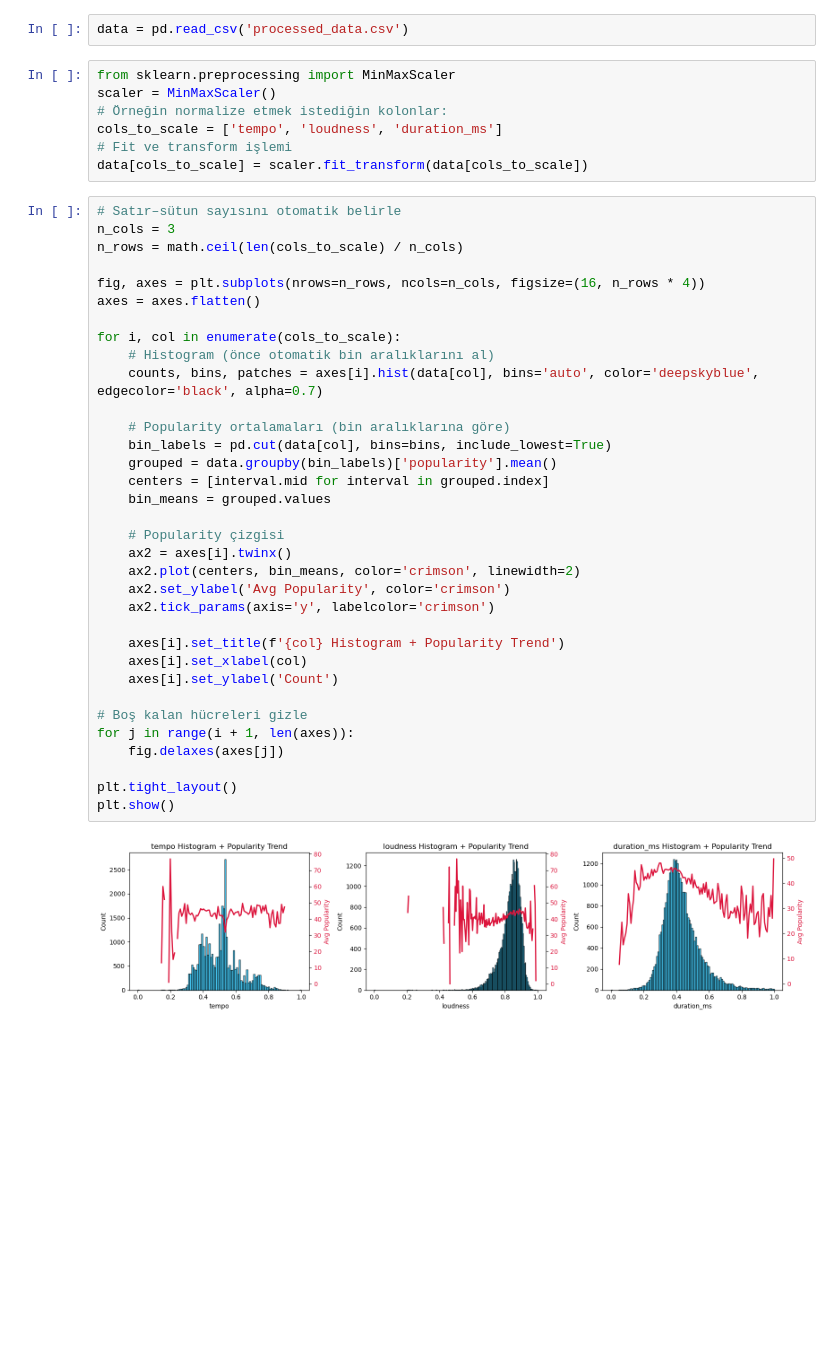
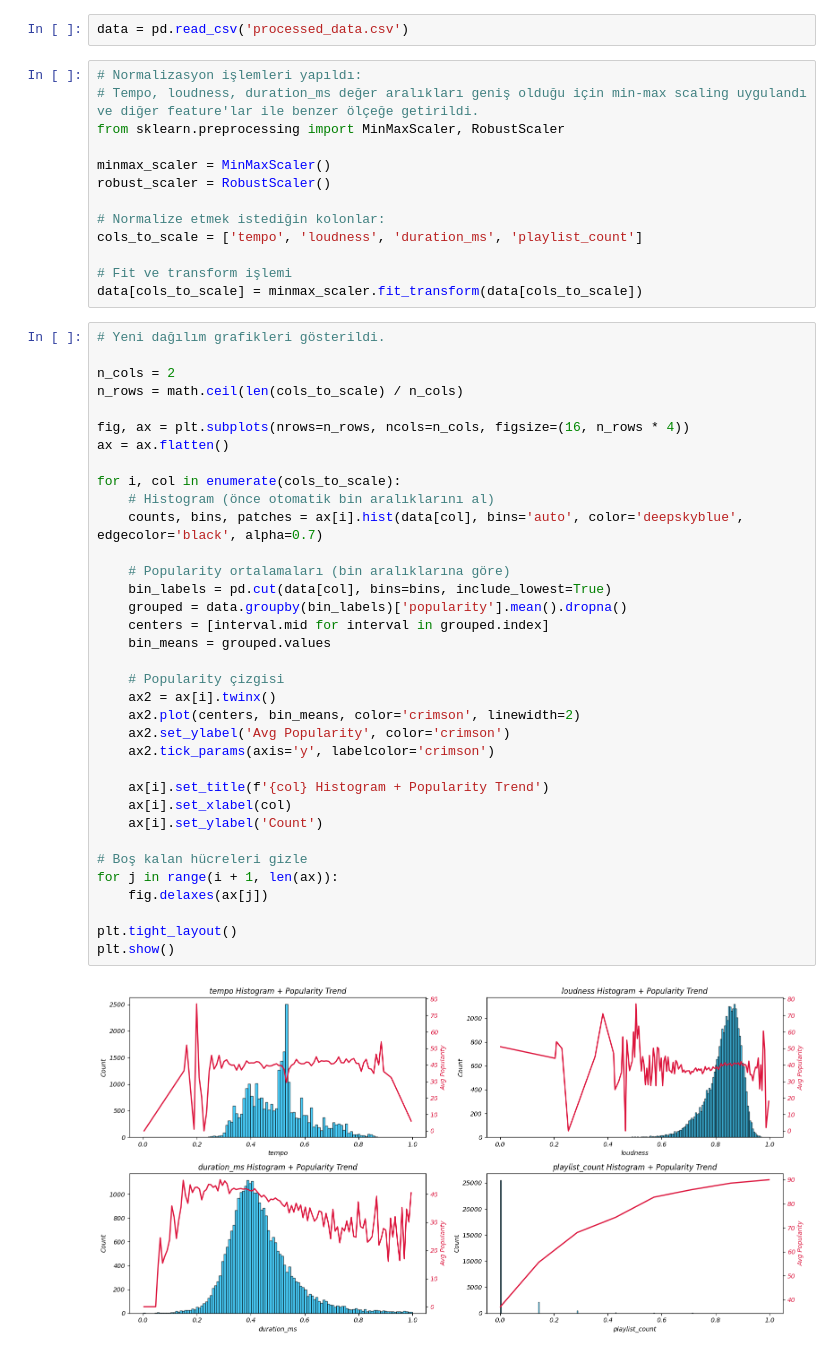
Before and after one commit to essraAlp/spotifyTrendAnalysis, a Jupyter notebook: feature_eng.ipynb, the cells around one changed output. Cells and saved outputs as stored; diff of their text form; blank space fills up the shorter version.

Commit message:
eda için duplicate düzenlemesi yapıldı ve feature engineering kısa açıklamalar eklendi.

```diff
--- a/feature_eng.ipynb
+++ b/feature_eng.ipynb
@@ -8,46 +8,53 @@ warnings.filterwarnings('ignore')
 # %%
 data = pd.read_csv('processed_data.csv')
 # %%
-from sklearn.preprocessing import MinMaxScaler
-scaler = MinMaxScaler()
-# Örneğin normalize etmek istediğin kolonlar:
-cols_to_scale = ['tempo', 'loudness', 'duration_ms']
+# Normalizasyon işlemleri yapıldı:
+# Tempo, loudness, duration_ms değer aralıkları geniş olduğu için min-max scaling uygulandı ve diğer feature'lar ile benzer ölçeğe getirildi.
+from sklearn.preprocessing import MinMaxScaler, RobustScaler
+
+minmax_scaler = MinMaxScaler()
+robust_scaler = RobustScaler()
+
+# Normalize etmek istediğin kolonlar:
+cols_to_scale = ['tempo', 'loudness', 'duration_ms', 'playlist_count']
+
 # Fit ve transform işlemi
-data[cols_to_scale] = scaler.fit_transform(data[cols_to_scale])
+data[cols_to_scale] = minmax_scaler.fit_transform(data[cols_to_scale])
 # %%
-# Satır–sütun sayısını otomatik belirle
-n_cols = 3
+# Yeni dağılım grafikleri gösterildi.
+
+n_cols = 2
 n_rows = math.ceil(len(cols_to_scale) / n_cols)
 
-fig, axes = plt.subplots(nrows=n_rows, ncols=n_cols, figsize=(16, n_rows * 4))
-axes = axes.flatten()
+fig, ax = plt.subplots(nrows=n_rows, ncols=n_cols, figsize=(16, n_rows * 4))
+ax = ax.flatten()
 
 for i, col in enumerate(cols_to_scale):
     # Histogram (önce otomatik bin aralıklarını al)
-    counts, bins, patches = axes[i].hist(data[col], bins='auto', color='deepskyblue', edgecolor='black', alpha=0.7)
+    counts, bins, patches = ax[i].hist(data[col], bins='auto', color='deepskyblue', edgecolor='black', alpha=0.7)
 
     # Popularity ortalamaları (bin aralıklarına göre)
     bin_labels = pd.cut(data[col], bins=bins, include_lowest=True)
-    grouped = data.groupby(bin_labels)['popularity'].mean()
+    grouped = data.groupby(bin_labels)['popularity'].mean().dropna()
     centers = [interval.mid for interval in grouped.index]
     bin_means = grouped.values
 
     # Popularity çizgisi
-    ax2 = axes[i].twinx()
+    ax2 = ax[i].twinx()
     ax2.plot(centers, bin_means, color='crimson', linewidth=2)
     ax2.set_ylabel('Avg Popularity', color='crimson')
     ax2.tick_params(axis='y', labelcolor='crimson')
 
-    axes[i].set_title(f'{col} Histogram + Popularity Trend')
-    axes[i].set_xlabel(col)
-    axes[i].set_ylabel('Count')
+    ax[i].set_title(f'{col} Histogram + Popularity Trend')
+    ax[i].set_xlabel(col)
+    ax[i].set_ylabel('Count')
 
 # Boş kalan hücreleri gizle
-for j in range(i + 1, len(axes)):
-    fig.delaxes(axes[j])
+for j in range(i + 1, len(ax)):
+    fig.delaxes(ax[j])
 
 plt.tight_layout()
 plt.show()
 # %% [output]
-[figure, old version]
+[figure, new version]
 # %%
```
Also changed, not shown: parts of 8 cells of this notebook, 3 other files.
